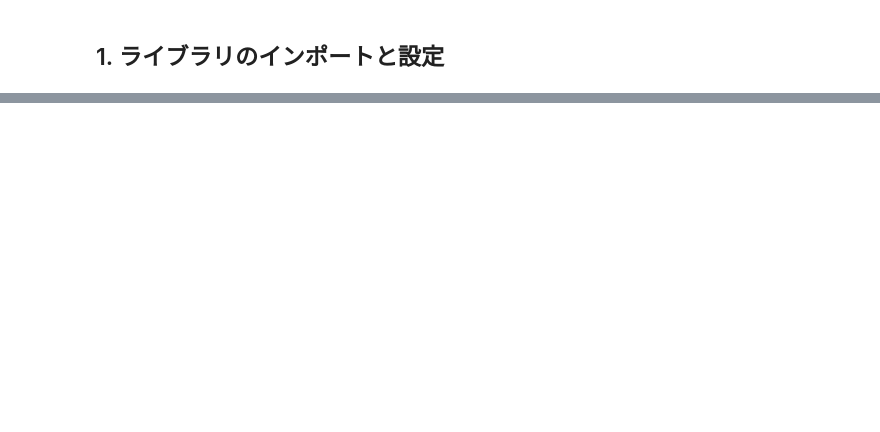
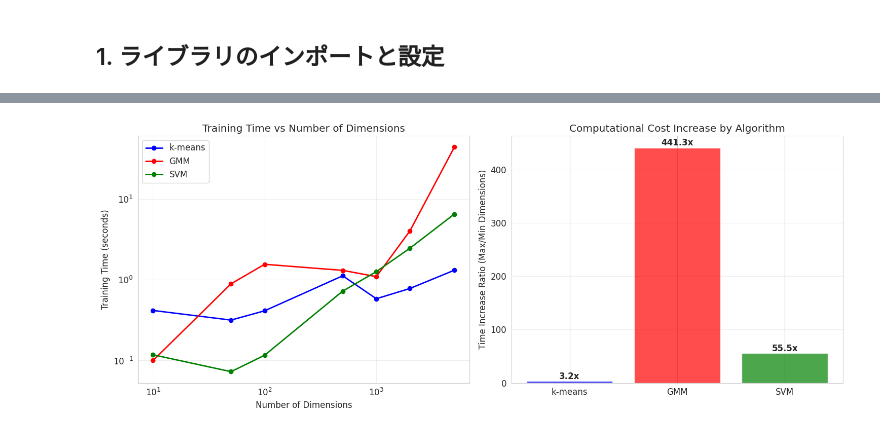
Before and after one commit to yuks0810-dev/ml-assignment, a Jupyter notebook: notebooks/main.ipynb, the cells around one changed output, grey strips where cells are left out. Cells and saved outputs as stored; diff of their text form; code cells hidden in the pictures; blank space fills up the shorter version.

```diff
--- a/notebooks/main.ipynb
+++ b/notebooks/main.ipynb
@@ -382,0 +267,85 @@ Dimensions | Origin CV | Nearest CV | Mean Origin | Mean Nearest
+# %%
+def plot_computational_cost(results_df):
+    """
+    計算コストの結果を可視化
+
+    Args:
+        results_df (pd.DataFrame): 実験結果
+    """
+    fig, axes = plt.subplots(1, 2, figsize=(15, 6))
+
+    # 1. 学習時間 vs 次元数
+    ax1 = axes[0]
+
+    algorithms = results_df['algorithm'].unique()
+    colors = ['blue', 'red', 'green']
+
+    for i, algorithm in enumerate(algorithms):
+        alg_data = results_df[results_df['algorithm'] == algorithm]
+        ax1.plot(alg_data['dimensions'], alg_data['training_time'],
+                'o-', label=algorithm, color=colors[i], linewidth=2, markersize=6)
+
+    ax1.set_xlabel('Number of Dimensions')
+    ax1.set_ylabel('Training Time (seconds)')
+    ax1.set_title('Training Time vs Number of Dimensions')
+    ax1.set_xscale('log')
+    ax1.set_yscale('log')
+    ax1.legend()
+    ax1.grid(True, alpha=0.3)
+
+    # 2. 時間増加率の比較
+    ax2 = axes[1]
+
+    time_increase_ratios = []
+    algorithm_names = []
+
+    for algorithm in algorithms:
+        alg_data = results_df[results_df['algorithm'] == algorithm].sort_values('dimensions')
+
+        # 最小次元と最大次元での時間比較
+        min_time = alg_data['training_time'].iloc[0]
+        max_time = alg_data['training_time'].iloc[-1]
+
+        if min_time > 0:
+            increase_ratio = max_time / min_time
+            time_increase_ratios.append(increase_ratio)
+            algorithm_names.append(algorithm)
+
+    bars = ax2.bar(algorithm_names, time_increase_ratios,
+                   color=['blue', 'red', 'green'], alpha=0.7)
+    ax2.set_ylabel('Time Increase Ratio (Max/Min Dimensions)')
+    ax2.set_title('Computational Cost Increase by Algorithm')
+    ax2.grid(True, alpha=0.3, axis='y')
+
+    # バーの上に値を表示
+    for bar, ratio in zip(bars, time_increase_ratios):
+        ax2.text(bar.get_x() + bar.get_width()/2, bar.get_height() + 0.1,
+                f'{ratio:.1f}x', ha='center', va='bottom', fontweight='bold')
+
+    plt.tight_layout()
+    plt.show()
+
+    return time_increase_ratios
+
+# 可視化実行
+print("Creating computational cost visualizations...")
+time_ratios = plot_computational_cost(computational_results)
+
+# 統計サマリー
+print("\nComputational Cost Analysis Summary:")
+print("=" * 50)
+
+for algorithm in computational_results['algorithm'].unique():
+    alg_data = computational_results[computational_results['algorithm'] == algorithm]
+
+    min_time = alg_data['training_time'].min()
+    max_time = alg_data['training_time'].max()
+    avg_time = alg_data['training_time'].mean()
+
+    print(f"{algorithm}:")
+    print(f"  Minimum time: {min_time:.4f} seconds")
+    print(f"  Maximum time: {max_time:.4f} seconds")
+    print(f"  Average time: {avg_time:.4f} seconds")
+    print(f"  Max/Min ratio: {max_time/min_time:.1f}x")
+    print()
+# %% [output]
@@ -382,0 +353 @@ Dimensions | Origin CV | Nearest CV | Mean Origin | Mean Nearest
+[figure, added]
```
Also changed, not shown: parts of 27 cells of this notebook.
